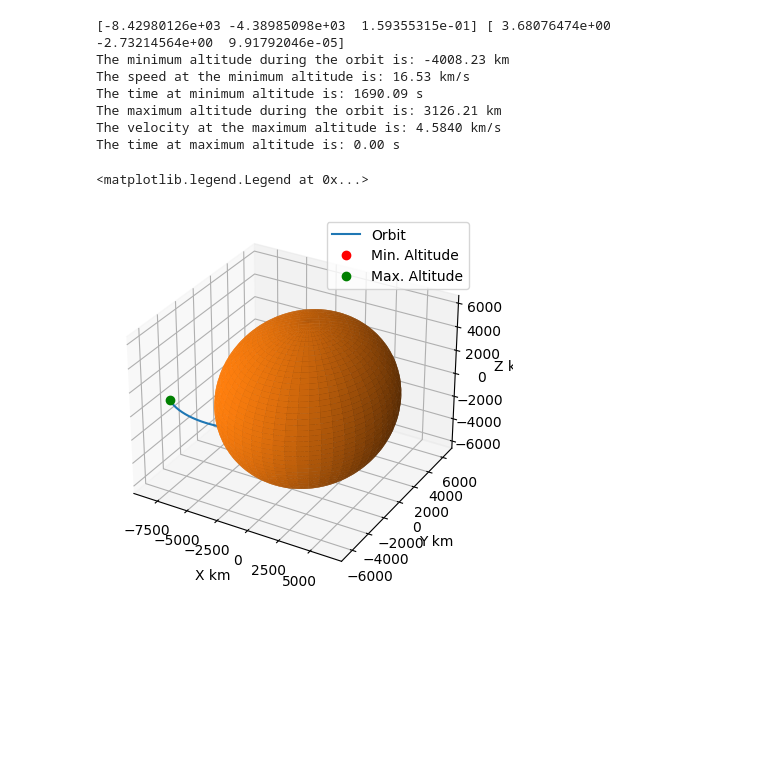
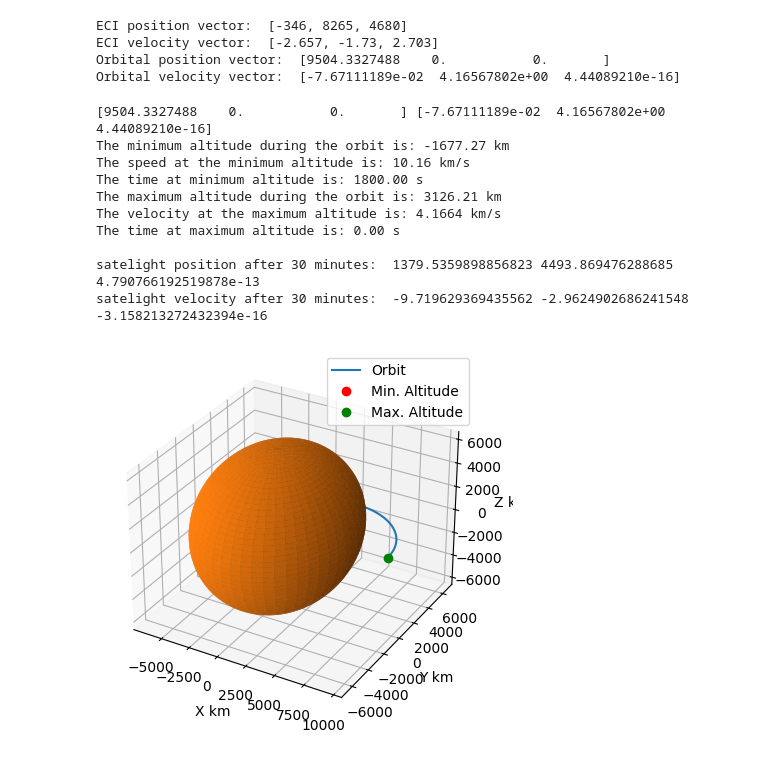
Before and after one commit to alibaniasad1999/Advanced_orbital_mechanics, a Jupyter notebook: HW/HW2/Code/Q2/Q2.ipynb, the cells around one changed output. Drawn from its saved outputs; the diff is of its cells as text; code cells hidden in the pictures; blank space fills up the shorter version.

```diff
--- a/HW/HW2/Code/Q2/Q2.ipynb
+++ b/HW/HW2/Code/Q2/Q2.ipynb
@@ -58,17 +8,48 @@ Velocity in perifocal coordinates (m/s): [ 3.68076474e+00 -2.73214564e+00  9.917
+# %%
+import numpy as np
+
+r_eci = [-346, 8265, 4680] # km
+v_eci = [-2.657, -1.73, 2.703] # km/s
+
+# Step 1: Calculate angular momentum vector
+r = r_eci
+v = v_eci
+h = np.cross(r, v)
+
+# Step 2: Calculate z_hat vector
+z_hat = h / np.linalg.norm(h)
+
+# Step 3: Calculate x_hat vector
+x_hat = r / np.linalg.norm(r)
+x_hat /= np.linalg.norm(x_hat)
+
+# Step 4: Calculate y_hat vector
+y_hat = np.cross(z_hat, x_hat)
+
+# Step 5: Express ECI position and velocity in orbital coordinates
+R_eci_to_orbital = np.vstack((x_hat, y_hat, z_hat))
+R_orbital_to_eci = np.linalg.inv(R_eci_to_orbital)
+r_orbital = R_eci_to_orbital.dot(r)
+v_orbital = R_eci_to_orbital.dot(v)
+
+print("ECI position vector: ", r)
+print("ECI velocity vector: ", v)
+print("Orbital position vector: ", r_orbital)
+print("Orbital velocity vector: ", v_orbital)
+# %% [output]
+ECI position vector:  [-346, 8265, 4680]
+ECI velocity vector:  [-2.657, -1.73, 2.703]
+Orbital position vector:  [9504.3327488    0.           0.       ]
+Orbital velocity vector:  [-7.67111189e-02  4.16567802e+00  4.44089210e-16]
 # %%
-from scipy.integrate import solve_ivp
-import numpy as np
-import matplotlib.pyplot as plt
-from mpl_toolkits.mplot3d import Axes3D  # noqa: F401, needed for 3d plots
-
 G = 6.67430e-20  # km**3/(kg * s**2)
 m_1 = 5.97219e24  # kg
 m_2 = 1000  # kg
 mu = G * m_1
 R_E = 6378.12  # km
 
-r_0 = r_perifocal # km
-v_0 = v_perifocal  # km/s
+r_0 = r_orbital # km
+v_0 = v_orbital  # km/s
 print(r_0, v_0)
 Y_0 = np.hstack((r_0, v_0))
 
@@ -95,7 +76,7 @@ def relative_motion(t, Y):
     return Ydot
 
 t_0 = 0  # seconds
-t_f = 30*60  # seconds, period of one orbit
+t_f = 30*60  # seconds
 t_points = np.linspace(t_0, t_f, 1000)
 sol = solve_ivp(relative_motion, [t_0, t_f], Y_0, t_eval=t_points)
 
@@ -127,37 +108,44 @@ The speed at the minimum altitude is: {speed_at_min_alt:.2F} km/s
 The time at minimum altitude is: {time_at_min_alt:.2F} s
 The maximum altitude during the orbit is: {max_altitude:.2F} km
 The velocity at the maximum altitude is: {speed_at_max_alt:.4F} km/s
 The time at maximum altitude is: {time_at_max_alt:.2F} s
 """
 )
 
 fig = plt.figure()
 ax = fig.add_subplot(111, projection="3d")
 ax.plot(r[:, 0], r[:, 1], r[:, 2], label="Orbit")
 ax.set_xlabel("X km")
 ax.set_ylabel("Y km")
 ax.set_zlabel("Z km")
 
 # This adds a sphere to the plot of the radius of the Earth
 p = np.linspace(0, np.pi, 200)
 t = np.linspace(0, 2 * np.pi, 200)
 P, T = np.meshgrid(p, t)
 
 X = R_E * np.cos(T) * np.sin(P)
 Y = R_E * np.sin(T) * np.sin(P)
 Z = R_E * np.cos(P)
 
 ax.plot_surface(X, Y, Z)
 ax.plot(r[i_min, 0], r[i_min, 1], r[i_min, 2], "ro", label="Min. Altitude")
 ax.plot(r[i_max, 0], r[i_max, 1], r[i_max, 2], "go", label="Max. Altitude")
 ax.legend()
+
+# satelight position after 30 minutes
+print('satelight position after 30 minutes: ', r[-1, 0], r[-1, 1], r[-1, 2])
+# satelight velocity after 30 minutes
+print('satelight velocity after 30 minutes: ', v[-1, 0], v[-1, 1], v[-1, 2])
 # %% [output]
-[-8.42980126e+03 -4.38985098e+03  1.59355315e-01] [ 3.68076474e+00 -2.73214564e+00  9.91792046e-05]
-The minimum altitude during the orbit is: -4008.23 km
-The speed at the minimum altitude is: 16.53 km/s
-The time at minimum altitude is: 1690.09 s
+[9504.3327488    0.           0.       ] [-7.67111189e-02  4.16567802e+00  4.44089210e-16]
+The minimum altitude during the orbit is: -1677.27 km
+The speed at the minimum altitude is: 10.16 km/s
+The time at minimum altitude is: 1800.00 s
 The maximum altitude during the orbit is: 3126.21 km
-The velocity at the maximum altitude is: 4.5840 km/s
+The velocity at the maximum altitude is: 4.1664 km/s
 The time at maximum altitude is: 0.00 s
+
+satelight position after 30 minutes:  1379.5359898856823 4493.869476288685 4.790766192519878e-13
+satelight velocity after 30 minutes:  -9.719629369435562 -2.9624902686241548 -3.158213272432394e-16
-<matplotlib.legend.Legend at 0x...>
-[figure, old version]
+[figure, new version]
```
Also changed, not shown: parts of 3 cells of this notebook, 3 other files.
